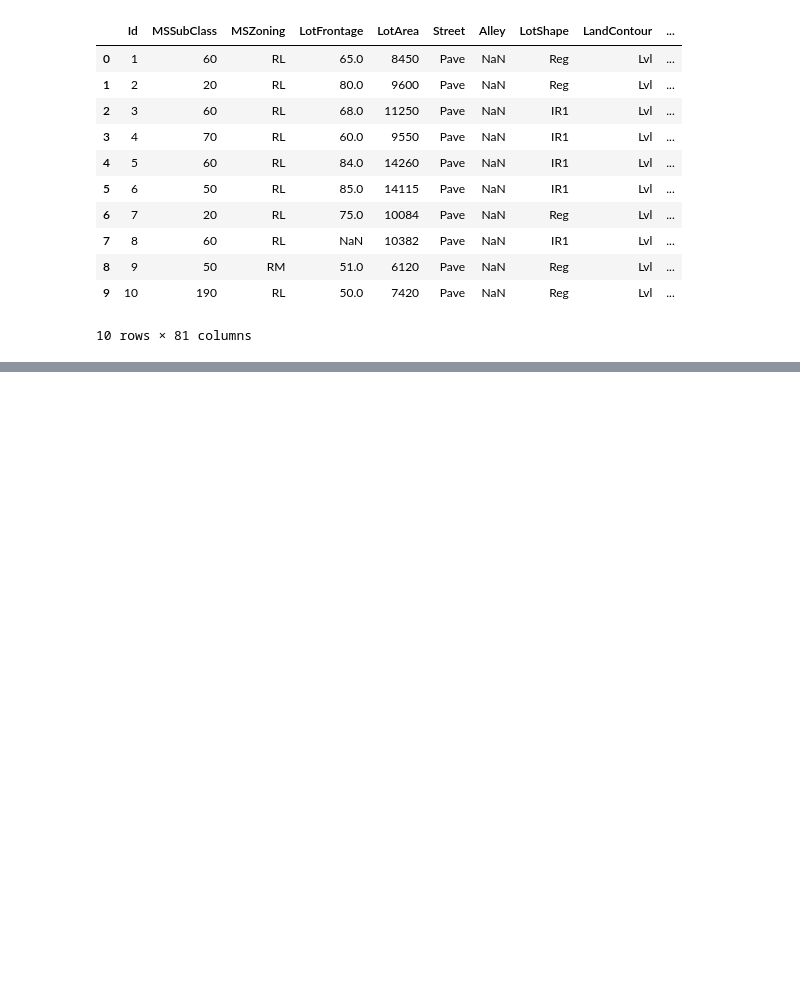
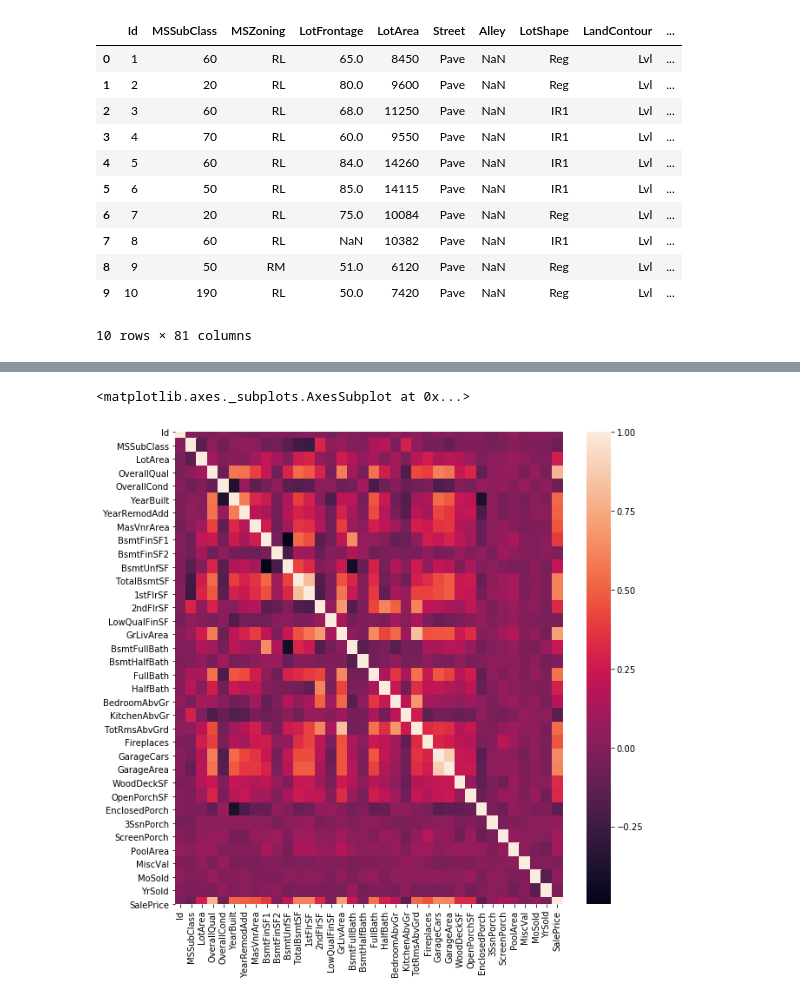
Before and after one commit to nohelycbr/statistical-analysis-project, a Jupyter notebook: your-code/statistical_analysis.ipynb, the cells around one changed output, grey strips where cells are left out. Saved outputs shown, nothing was run; the diff lists cells and outputs as text; code cells hidden in the pictures; blank space fills up the shorter version.

```diff
--- a/your-code/statistical_analysis.ipynb
+++ b/your-code/statistical_analysis.ipynb
@@ -96,0 +125,3 @@ data.describe().transpose()
+# %%
+data['MasVnrType'] = data['MasVnrType'].fillna('No Masonry')
+data['MasVnrArea'] = data['MasVnrArea'].fillna(0)
@@ -96,0 +161,2 @@ data.describe().transpose()
+# %%
+data[['BsmtQual', 'BsmtCond', 'BsmtExposure', 'BsmtFinType1', 'BsmtFinType2']] = data[['BsmtQual', 'BsmtCond', 'BsmtExposure', 'BsmtFinType1', 'BsmtFinType2']].fillna('No Basement')
@@ -96,0 +170,3 @@ data.describe().transpose()
+# %%
+#Es solo los datos de un registro por lo que se elimina todo
+data = data.drop(list(data[data['Electrical'].isnull()].index),axis=0)
@@ -96,0 +204,12 @@ data.describe().transpose()
+# %%
+matriz_correlaciones = data.corr()
+# %%
+#Realizo una vista general de las correlaciones de datos
+plt.figure(figsize=(10,10))
+sns.heatmap(matriz_correlaciones)
+
+#Me percaté que muchas variables están fuertemente correlacionadas entre sí ya que algunas columnas tienen datos categoricos
+#que se describen a detalle en otras columnas, por ejemplo, el tipo de garage que se tienen y el área del garage.
+# %% [output]
+<matplotlib.axes._subplots.AxesSubplot at 0x...>
+[figure, added]
```
Also changed, not shown: parts of 33 cells of this notebook, 1 other file.
